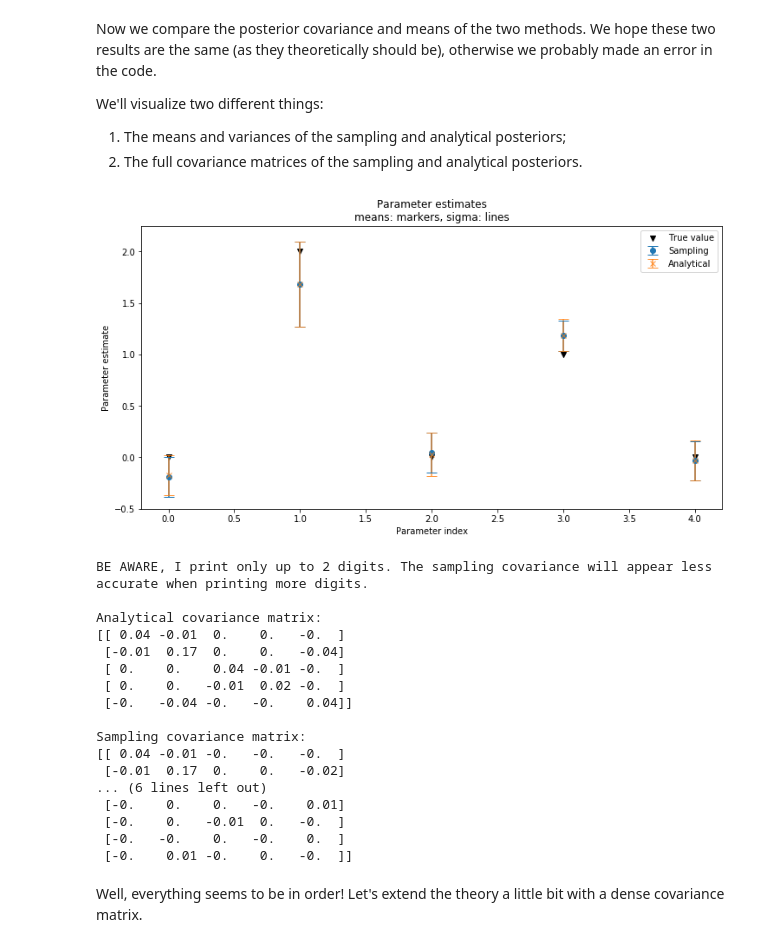
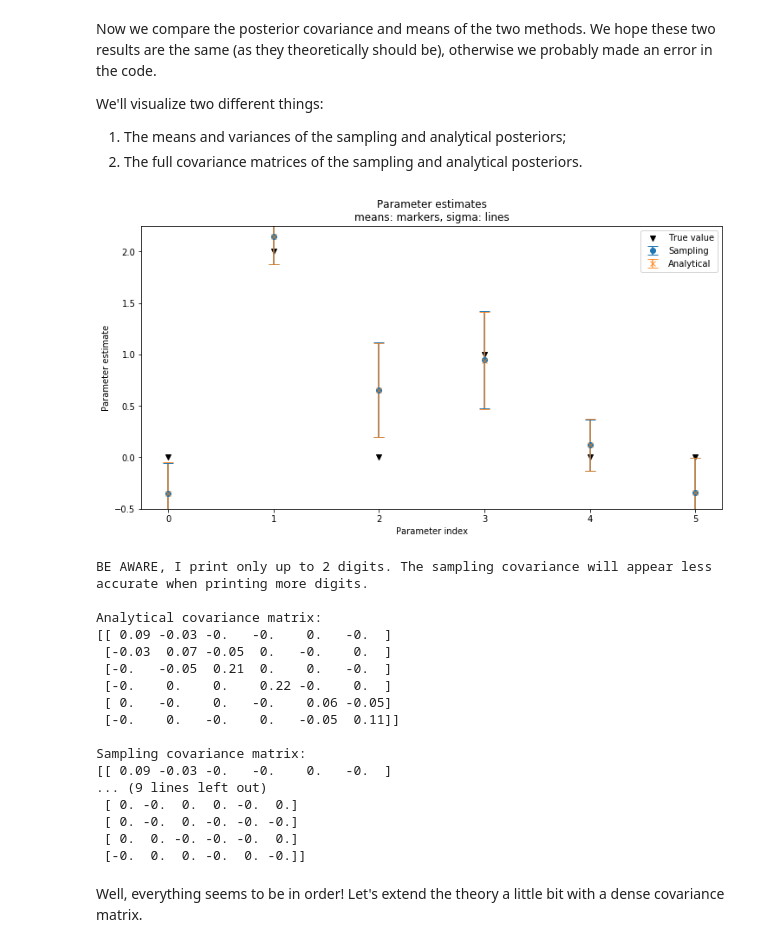
Before and after one commit to larsgeb/hmclab, a Jupyter notebook: examples/notebooks/2 - Gaussian inverse problems - sparse forward operator.ipynb, the cells around one changed output. Cells and saved outputs as stored; diff of their text form; code cells hidden in the pictures.

```diff
--- a/examples/notebooks/2 - Gaussian inverse problems - sparse forward operator.ipynb
+++ b/examples/notebooks/2 - Gaussian inverse problems - sparse forward operator.ipynb
@@ -23,7 +26,7 @@ $$
 
 Here, $\mathbf{d}$ and $\mathbf{m}$ are column vectors of resp. shape $[d \times 1]$ and $[m \times 1]$, and G has size $[m \times d]$. Let's start of with choosing these sizes for our illustration (feel free to experiment with these):
 # %%
-dimensions = 5
+dimensions = 6
 dpoints = 12
 # %% [markdown]
 Next, we randomly generate a dense forward model operator. We are not interested in the exact values as of yet, but it is important to realise that by randomly generating values, we are not requiring G to be of full rank, i.e. (pseudo-)invertible.
@@ -150,10 +136,14 @@ Silently overwriting samples file (bin_samples/samples_diagonal_covariance.h5) i
 # %% [markdown]
 Let's now compute the same quantities using the samples. The `with` construct is essential, as it closes the sample file after we exit the indent. This ensures that we don't leave open the HDF5 file. **Additionally, we'll visualize the 1d and 2d marginals of the posterior.**
 # %%
-with hmc_tomography.Post.Samples("bin_samples/samples_diagonal_covariance.h5", burn_in=10) as samples:
+with hmc_tomography.Post.Samples(
+    "bin_samples/tutorial_2_diagonal_covariance.h5", burn_in=10
+) as samples:
 
     hmc_tomography.Post.Visualization.marginal_grid(
-        samples, [0, 1, 2, 3, 4, 5], figsize=(12, 12)  # Mind the ZERO INDEXED dimensions.
+        samples,
+        [0, 1, 2, 3, 4, 5],
+        figsize=(12, 12),  # Mind the ZERO INDEXED dimensions.
     )
 
     sampling_MEAN = numpy.mean(samples[:-1, :], axis=1)
@@ -195,52 +185,52 @@ ax.errorbar(
     MEAN,
     capsize=6,
     yerr=numpy.diag(SIGMA),
     fmt="x",
     label="Analytical",
     alpha=0.8,
 )
 
 ax.legend()
-ax.set_ylim([-.5, 2.25])
+ax.set_ylim([-0.5, 2.25])
 ax.set_ylabel("Parameter estimate")
 ax.set_xlabel("Parameter index")
 ax.set_title("Parameter estimates\nmeans: markers, sigma: lines")
 plt.show()
 
 print(
     "BE AWARE, I print only up to 2 digits. "
     "The sampling covariance will appear less "
     "accurate when printing more digits."
 )
 print()
 print("Analytical covariance matrix:")
 print(COV)
 print()
 print("Sampling covariance matrix:")
 print(sampling_COV)
 
 print()
 print("Difference:")
 print(sampling_COV - COV)
 # %% [output]
-[figure, old version]
+[figure, new version]
 BE AWARE, I print only up to 2 digits. The sampling covariance will appear less accurate when printing more digits.
 
 Analytical covariance matrix:
-[[ 0.04 -0.01  0.    0.   -0.  ]
- [-0.01  0.17  0.    0.   -0.04]
- [ 0.    0.    0.04 -0.01 -0.  ]
- [ 0.    0.   -0.01  0.02 -0.  ]
- [-0.   -0.04 -0.   -0.    0.04]]
+[[ 0.09 -0.03 -0.   -0.    0.   -0.  ]
+ [-0.03  0.07 -0.05  0.   -0.    0.  ]
+ [-0.   -0.05  0.21  0.    0.   -0.  ]
+ [-0.    0.    0.    0.22 -0.    0.  ]
+ [ 0.   -0.    0.   -0.    0.06 -0.05]
+ [-0.    0.   -0.    0.   -0.05  0.11]]
 
 Sampling covariance matrix:
-[[ 0.04 -0.01 -0.   -0.   -0.  ]
- [-0.01  0.17  0.    0.   -0.02]
-... (6 lines left out)
- [-0.    0.    0.   -0.    0.01]
- [-0.    0.   -0.01  0.   -0.  ]
- [-0.   -0.    0.   -0.    0.  ]
- [-0.    0.01 -0.    0.   -0.  ]]
+[[ 0.09 -0.03 -0.   -0.    0.   -0.  ]
+... (9 lines left out)
+ [ 0. -0.  0.  0. -0.  0.]
+ [ 0. -0.  0. -0. -0. -0.]
+ [ 0.  0. -0. -0. -0.  0.]
+ [-0.  0.  0. -0.  0. -0.]]
 # %% [markdown]
 Well, everything seems to be in order! Let's extend the theory a little bit with a dense covariance matrix.
 # %% [markdown]
```
Also changed, not shown: parts of 29 cells of this notebook, 5 other files.
